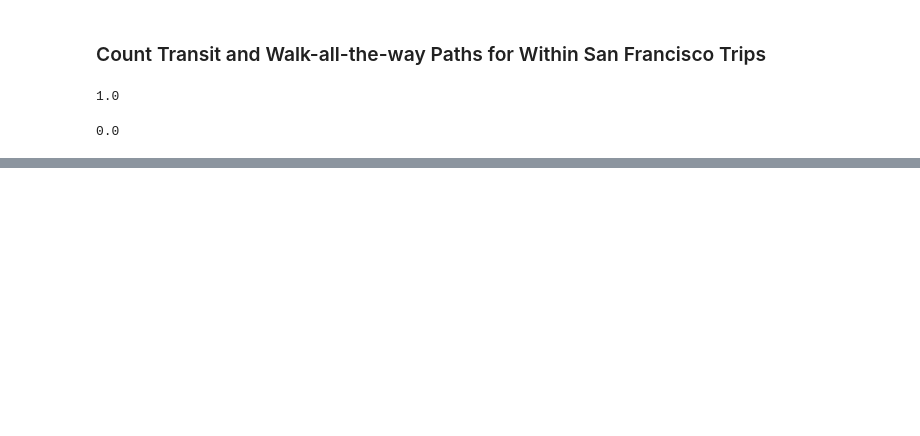
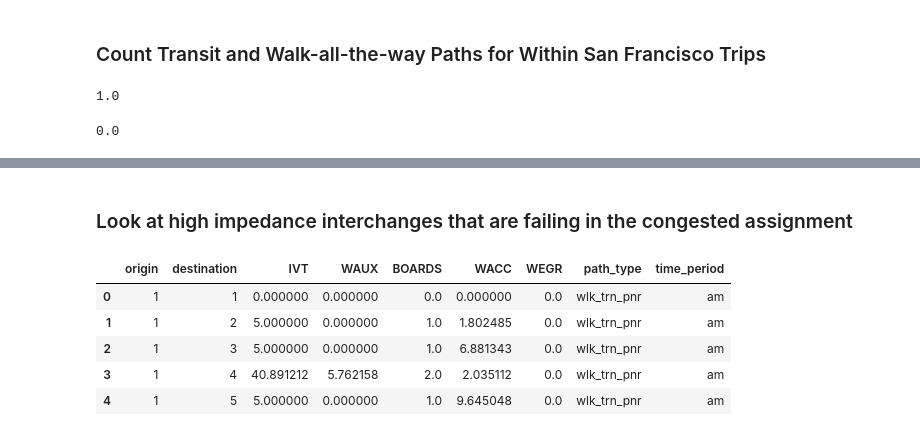
Before and after one commit to BayAreaMetro/tm2py, a Jupyter notebook: notebooks/on-board-assign-trim-observed-demand-for-congested.ipynb, the cells around one changed output, grey strips where cells are left out. Saved outputs shown, nothing was run; the diff lists cells and outputs as text; code cells hidden in the pictures; blank space fills up the shorter version.

```diff
--- a/notebooks/on-board-assign-trim-observed-demand-for-congested.ipynb
+++ b/notebooks/on-board-assign-trim-observed-demand-for-congested.ipynb
@@ -301,3 +313,15 @@ dtype: float64
 # %%
 ## df = sf_path_type_df[sf_path_type_df["walk_trips"] > 0.0].copy()
 ## weighted_outcomes(df["roadway_distance"], df["walk_trips"])
+# %% [markdown]
+### Look at high impedance interchanges that are failing in the congested assignment
+# %%
+skims_df = fetch_skim_values("WLK_TRN_PNR", "AM")
+skims_df.head()
+# %% [output]
+|  | origin | destination | IVT | WAUX | BOARDS | WACC | WEGR | path_type | time_period |
+| 0 | 1 | 1 | 0.000000 | 0.000000 | 0.0 | 0.000000 | 0.0 | wlk_trn_pnr | am |
+| 1 | 1 | 2 | 5.000000 | 0.000000 | 1.0 | 1.802485 | 0.0 | wlk_trn_pnr | am |
+| 2 | 1 | 3 | 5.000000 | 0.000000 | 1.0 | 6.881343 | 0.0 | wlk_trn_pnr | am |
+| 3 | 1 | 4 | 40.891212 | 5.762158 | 2.0 | 2.035112 | 0.0 | wlk_trn_pnr | am |
+| 4 | 1 | 5 | 5.000000 | 0.000000 | 1.0 | 9.645048 | 0.0 | wlk_trn_pnr | am |
```
Also changed, not shown: parts of 16 cells of this notebook, 3 other files.
